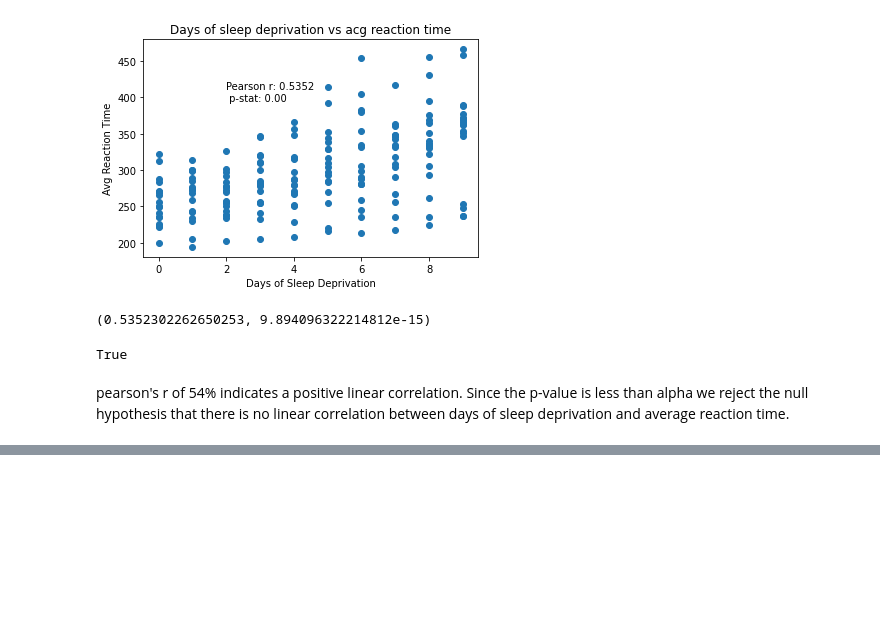
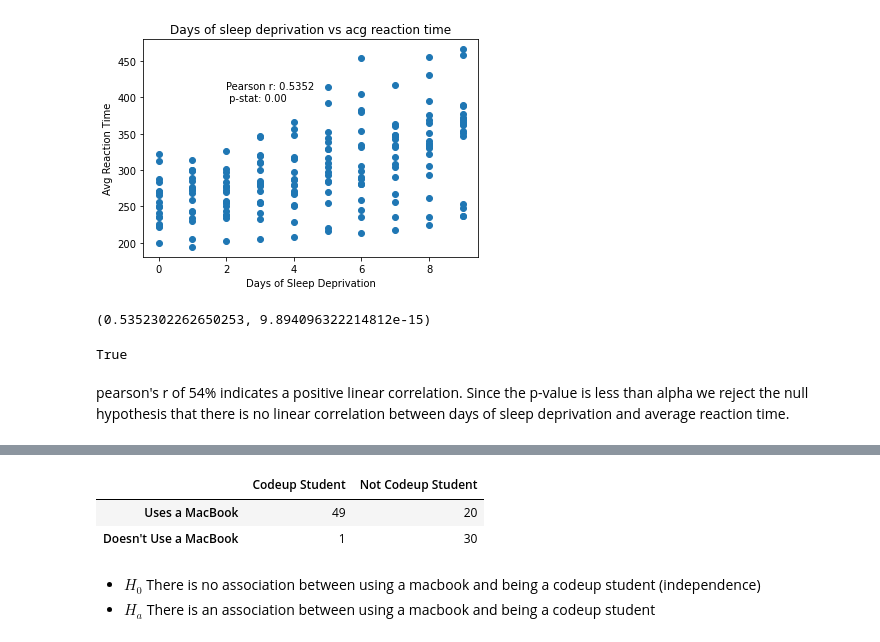
Before and after one commit to mariamnaqvi/statistics-exercises, a Jupyter notebook: hypothesis_testing.ipynb, the cells around one changed output, grey strips where cells are left out. Cells and saved outputs as stored; diff of their text form; code cells hidden in the pictures; blank space fills up the shorter version.

```diff
--- a/hypothesis_testing.ipynb
+++ b/hypothesis_testing.ipynb
@@ -1052,0 +1057,13 @@ pearson's r of 54% indicates a positive linear correlation. Since the p-value is
+# %%
+index = ['Uses a MacBook', 'Doesn\'t Use a MacBook']
+columns = ['Codeup Student', 'Not Codeup Student']
+
+observed = pd.DataFrame([[49, 20], [1, 30]], index=index, columns=columns)
+observed
+# %% [output]
+|  | Codeup Student | Not Codeup Student |
+| Uses a MacBook | 49 | 20 |
+| Doesn't Use a MacBook | 1 | 30 |
+# %% [markdown]
+- $H_0$ There is no association between using a macbook and being a codeup student (independence)
+- $H_a$ There is an association between using a macbook and being a codeup student
```
Also changed, not shown: parts of 29 cells of this notebook.
